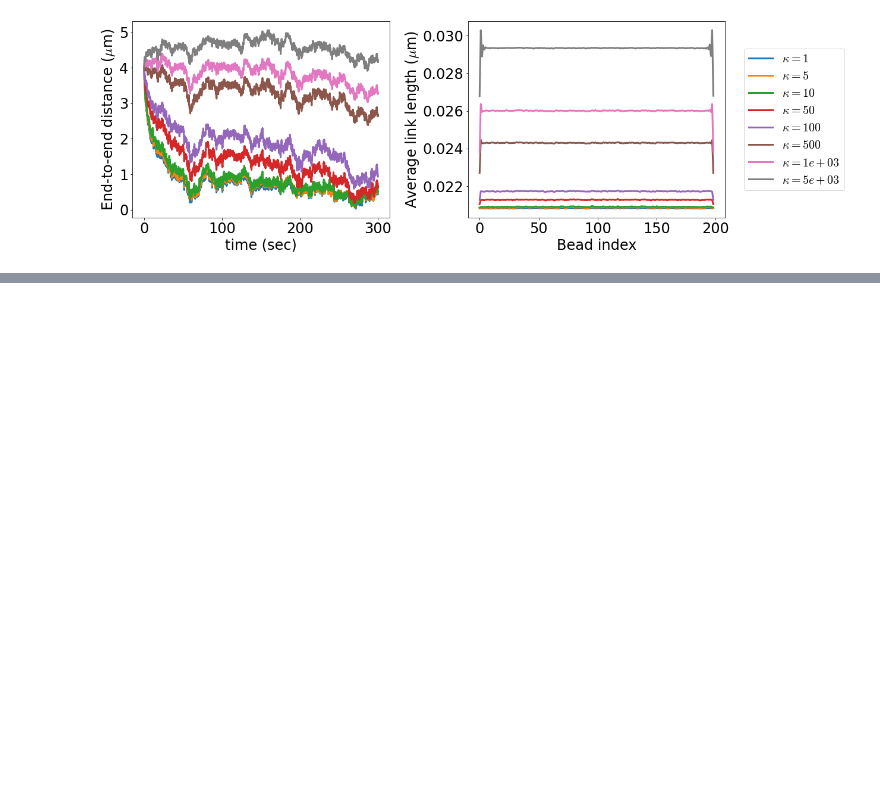
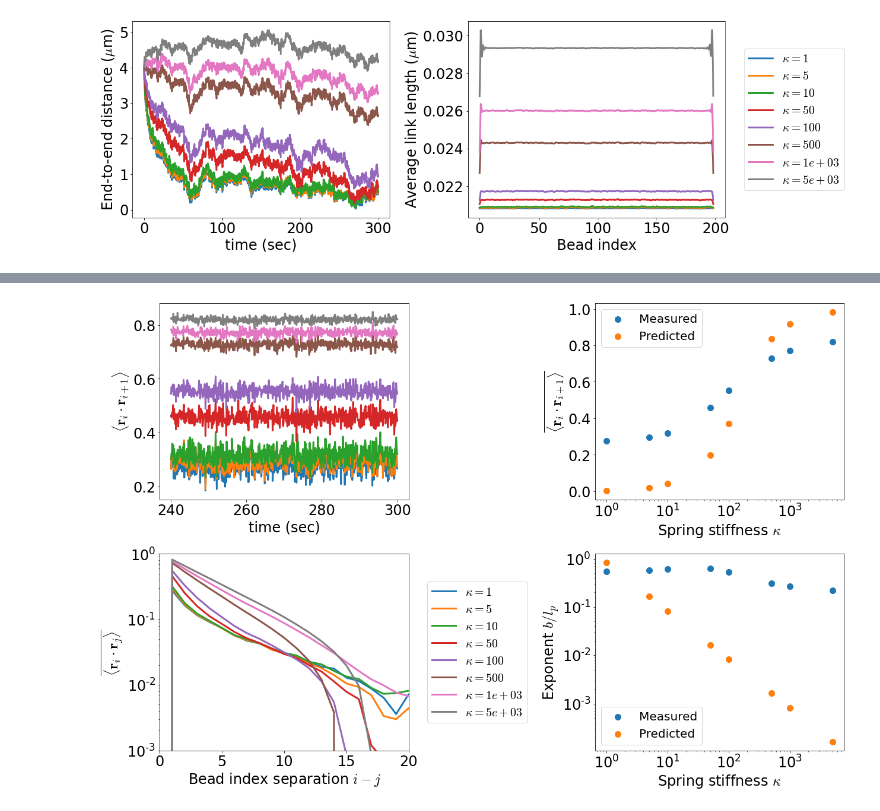
Before and after one commit to palladio11/aLENS_analysis, a Jupyter notebook: notebooks/02-Testing.ipynb, the cells around one changed output, grey strips where cells are left out. Cells and saved outputs as stored; diff of their text form; code cells hidden in the pictures; blank space fills up the shorter version.

Commit message:
Condensate mods in notebooks and graph funcs

```diff
--- a/notebooks/02-Testing.ipynb
+++ b/notebooks/02-Testing.ipynb
@@ -81,6 +82,15 @@ def get_protein_param(h5_data, prot_param, prot_tag=0, ptype=float):
 
 def moving_average(x, w):
     return np.convolve(x, np.ones(w), 'valid') / w
+
+def func_exp(x, a, b, c):
+    return a + b*np.exp(c*x)
+
+def rsqr_val(func, x, y, popts):
+    residuals = y - func(x, *popt)
+    ss_res = np.sum(residuals**2)
+    ss_tot = np.sum((y-np.mean(y))**2)
+    return 1. - (ss_res / ss_tot)
 # %% [markdown]
 # Line/Rouse mode testing
 # %% [markdown]
@@ -1075,0 +1094,80 @@ finally:
+# %%
+rigidity_test_path = ws_path / '22-08-03_aLchr1_line200_rigid_test/simulations'
+# %%
+t_start = -600
+t_end = None
+fig, axarr = plt.subplots(2, 2, figsize=(18, 12))
+axarr = axarr.flatten()
+
+try:
+    h5_data_lst = [h5py.File(h5p, 'r+') for h5p in rigidity_test_path.glob('kappa*/analysis/*.h5')]
+    # print(h5_data_lst)
+    h5_data_lst.sort(key=lambda x: get_protein_param(x, 'kappa'))
+    cos_mean_list = []
+    kappa_list = []
+    persist_list = []
+    for h5_data in h5_data_lst:
+        sy_dat = h5_data['raw_data']['sylinders'][...]
+        diam = sy_dat[0, 1, 0]
+        kbt = get_param(h5_data, 'KBT')
+        com_arr = .5 * (sy_dat[:, 2:5, t_start:t_end] + sy_dat[:, 5:8, t_start:t_end])
+        time_arr = h5_data['time'][t_start:t_end]
+        sep_vec_arr = com_arr[1:,:,:] - com_arr[:-1,:,:]
+        orient_vec_arr = sep_vec_arr / np.linalg.norm(sep_vec_arr, axis=1)[:,np.newaxis,:]
+        cos_arr = np.einsum('ijk,ijk->ik', orient_vec_arr[1:], orient_vec_arr[:-1])
+
+        kappa_list += [get_protein_param(h5_data, "kappa")]
+        _ = axarr[0].plot(time_arr, cos_arr.mean(axis=0), label=f'$\kappa = {float(kappa_list[-1]):.3g}$')
+        cos_mean_list += [cos_arr.mean(axis=0).mean(axis=-1)]
+
+
+        cos_i_arr = np.zeros((orient_vec_arr.shape[0]))
+        for i in range(1, (orient_vec_arr.shape[0])):
+            cos_i_arr[i] = np.einsum('ijk,ijk->ik', orient_vec_arr[i:], orient_vec_arr[:-i]).mean()
+
+        _ = axarr[2].plot(cos_i_arr, label=f'$\kappa = {float(get_protein_param(h5_data, "kappa")):.3g}$')
+        popt, pcov = curve_fit(func_exp, np.arange(2, 11), cos_i_arr[1:10], p0 = np.asarray([0.,1., -2.*kbt/(kappa_list[-1]*diam)]))
+        persist_list += [-popt[-1]]
+        print(rsqr_val(func_exp, np.arange(2,11), cos_i_arr[1:10], popt))
+
+
+    expfac_arr = .5*diam*diam*np.array(kappa_list) / kbt
+    _ = axarr[1].scatter(kappa_list, cos_mean_list, label='Measured')
+    _ = axarr[1].scatter(kappa_list, (1./np.tanh(expfac_arr))-(1./expfac_arr), label='Predicted')
+
+    _ = axarr[0].set_xlabel('time (sec)')
+    _ = axarr[0].set_ylabel(r'$\langle {\bf r}_i \cdot {\bf r}_{i+1}\rangle$')
+
+    _ = axarr[1].set_xlabel('Spring stiffness $\kappa$')
+    _ = axarr[1].set_ylabel(r'$\overline{\langle {\bf r}_i \cdot {\bf r}_{i+1}\rangle}$')
+    _ = axarr[1].set_xscale('log')
+    _ = axarr[1].legend()
+
+    _ = axarr[2].set_xlabel('Bead index separation $i - j$')
+    _ = axarr[2].set_ylabel(r'$\overline{\langle {\bf r}_i \cdot {\bf r}_{j}\rangle}$')
+
+    # _ = axarr[1].set_xscale('log')
+    _ = axarr[2].set_yscale('log')
+    _ = axarr[2].set_ylim(.001, 1.)
+    _ = axarr[2].set_xlim(0, 20.)
+
+    _ = axarr[3].scatter(kappa_list, persist_list, label='Measured')
+    _ = axarr[3].scatter(kappa_list, 2. * kbt/(np.array(kappa_list)*diam), label='Predicted')
+
+    _ = axarr[3].set_xlabel('Spring stiffness $\kappa$')
+    _ = axarr[3].set_ylabel(r'Exponent $b/l_p$')
+
+    _ = axarr[3].set_xscale('log')
+    _ = axarr[3].set_yscale('log')
+    _ = axarr[3].legend()
+
+
+    # _ = axarr[1].set_ylabel('Average link length ($\mu$m)')
+    _ = axarr[2].legend(loc='center left', bbox_to_anchor=(1.05, .5))
+    fig.tight_layout()
+except:
+    raise
+finally:
+    for h5d in h5_data_lst:
+        h5d.close()
+# %% [output]
@@ -1075,0 +1182 @@ finally:
+[figure, added]
```
Also changed, not shown: parts of 13 cells of this notebook, 4 other files.
